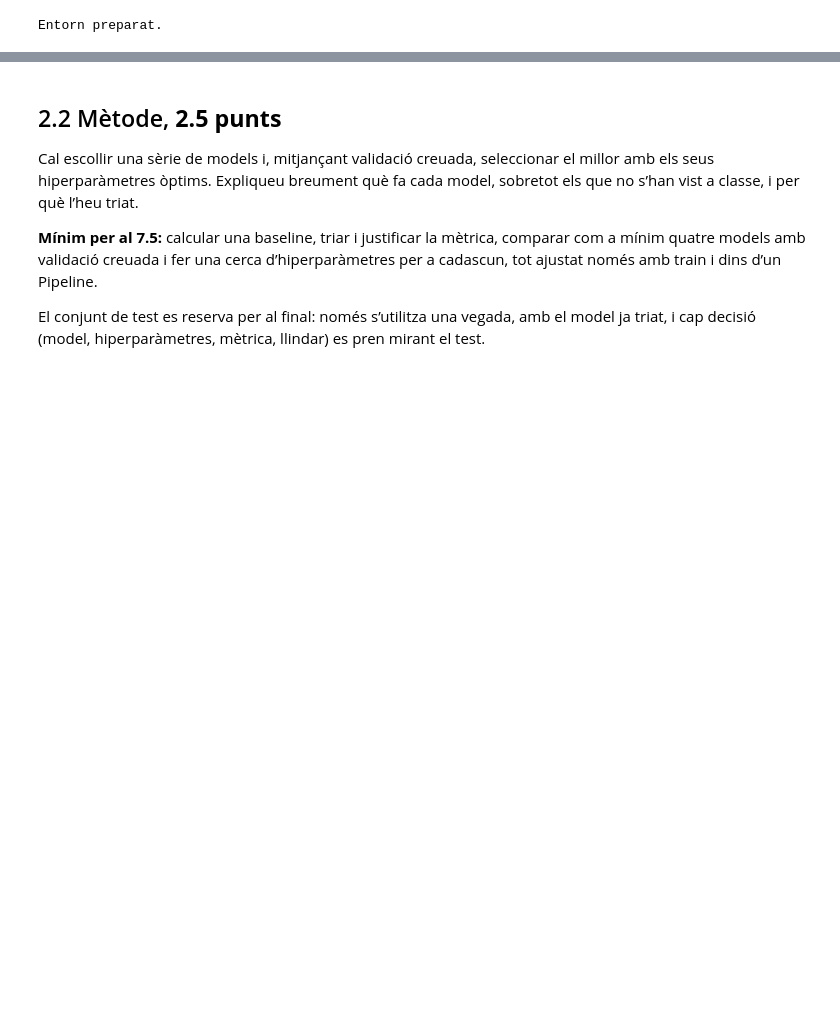
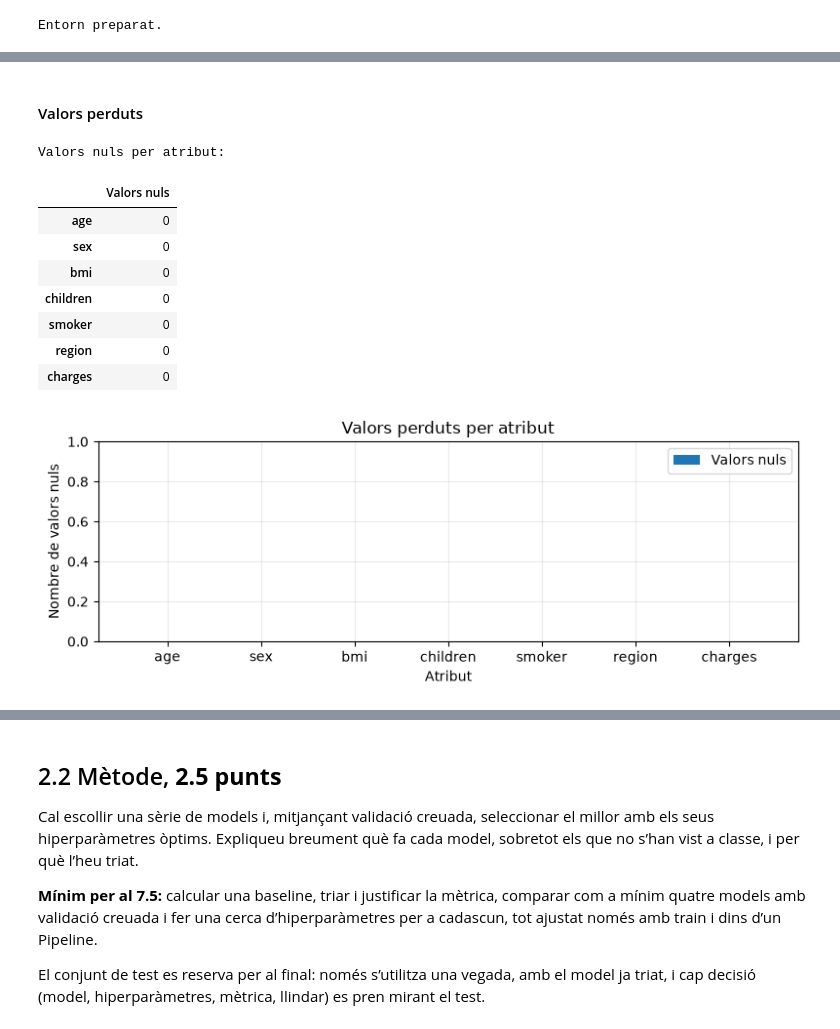
Before and after one commit to RayanUAB/Cas-Kaggle-Insurance, a Jupyter notebook: APC_Cas_Kaggle_2026_v2.ipynb, the cells around one changed output, grey strips where cells are left out. Drawn from its saved outputs; the diff is of its cells as text; code cells hidden in the pictures; blank space fills up the shorter version.

```diff
--- a/APC_Cas_Kaggle_2026_v2.ipynb
+++ b/APC_Cas_Kaggle_2026_v2.ipynb
@@ -102,0 +159,31 @@ Entorn preparat.
+# %% [markdown]
+#### Valors perduts
+# %%
+
+# Valors perduts
+
+valors_nuls = df_train.isnull().sum()
+
+print("Valors nuls per atribut:")
+display(valors_nuls.to_frame("Valors nuls"))
+
+plt.figure(figsize=(8,3))
+plt.bar(valors_nuls.index,valors_nuls.values,label="Valors nuls")
+plt.title("Valors perduts per atribut")
+plt.xlabel("Atribut")
+plt.ylabel("Nombre de valors nuls")
+plt.ylim(0,1)
+plt.legend()
+plt.tight_layout()
+plt.show()
+# %% [output]
+Valors nuls per atribut:
+|  | Valors nuls |
+| age | 0 |
+| sex | 0 |
+| bmi | 0 |
+| children | 0 |
+| smoker | 0 |
+| region | 0 |
+| charges | 0 |
+[figure, added]
```
Also changed, not shown: parts of 32 cells of this notebook.
